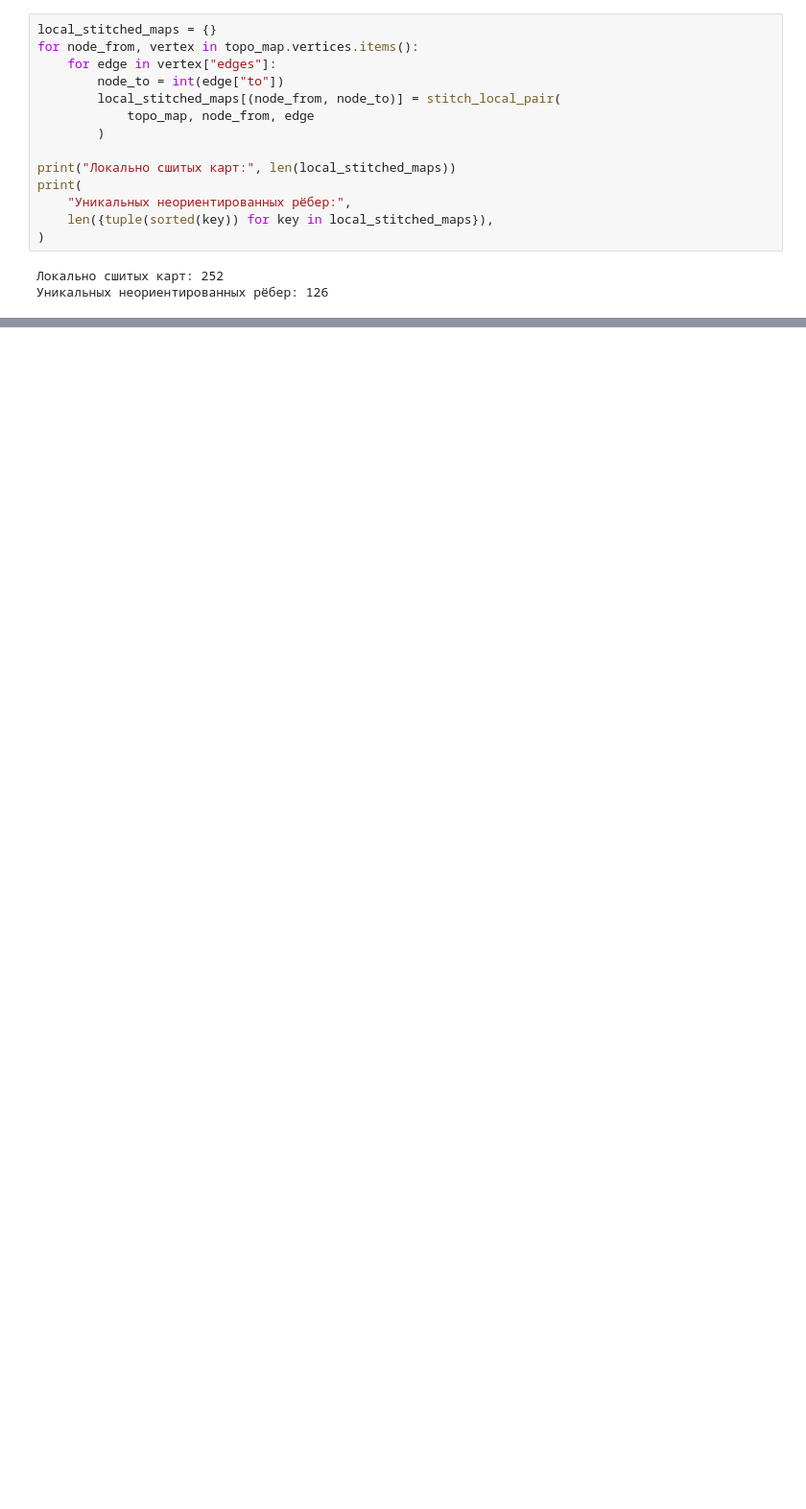
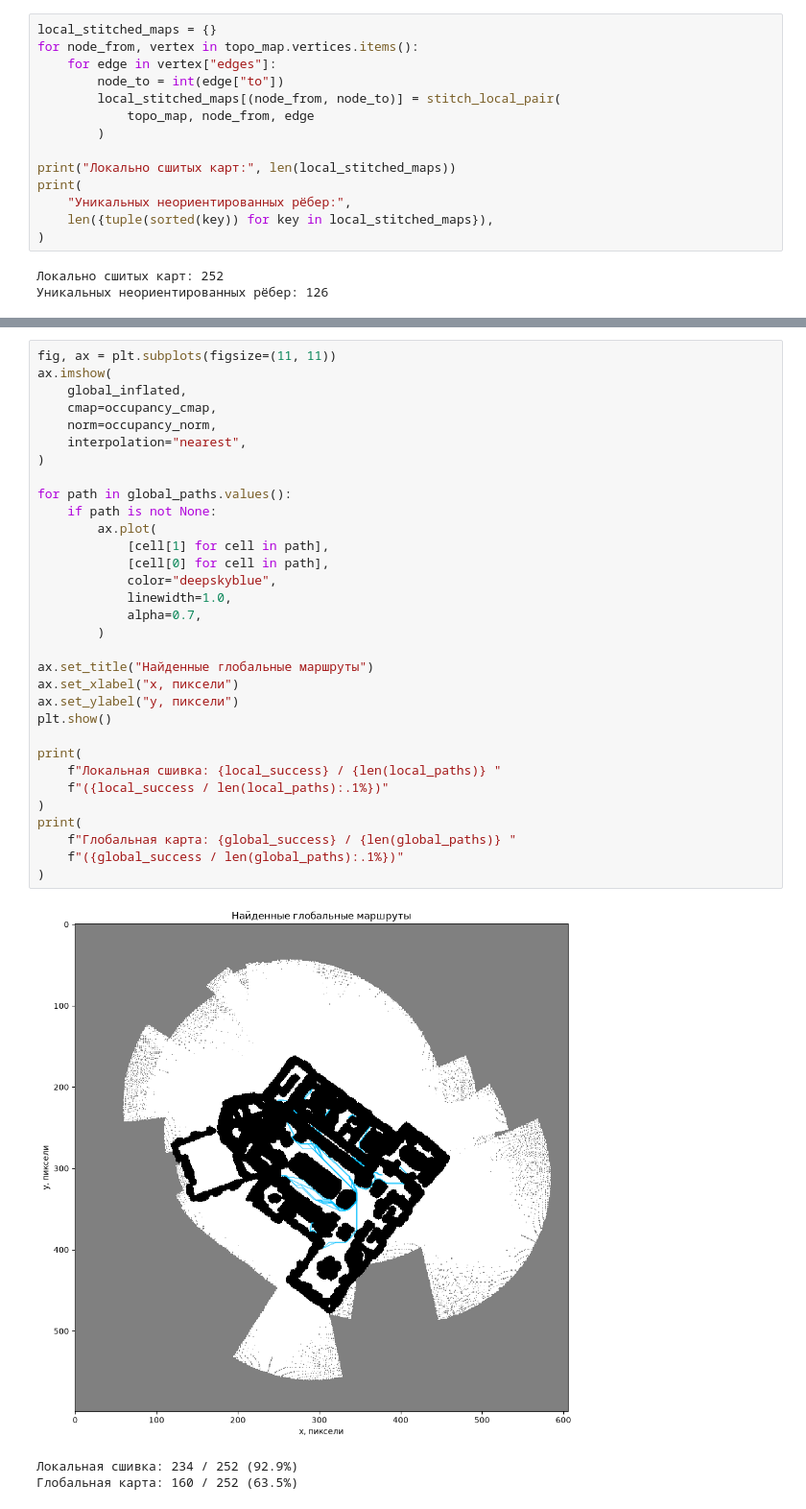
Before and after one commit to Inqko/topo_map_planer, a Jupyter notebook: topo_map_data.ipynb, the cells around one changed output, grey strips where cells are left out. Shown at 96% size. Saved outputs shown, nothing was run; the diff lists cells and outputs as text; blank space fills up the shorter version.

```diff
--- a/topo_map_data.ipynb
+++ b/topo_map_data.ipynb
@@ -1473,3 +784,39 @@ plt.show()
+# %%
+fig, ax = plt.subplots(figsize=(11, 11))
+ax.imshow(
+    global_inflated,
+    cmap=occupancy_cmap,
+    norm=occupancy_norm,
+    interpolation="nearest",
+)
+
+for path in global_paths.values():
+    if path is not None:
+        ax.plot(
+            [cell[1] for cell in path],
+            [cell[0] for cell in path],
+            color="deepskyblue",
+            linewidth=1.0,
+            alpha=0.7,
+        )
+
+ax.set_title("Найденные глобальные маршруты")
+ax.set_xlabel("x, пиксели")
+ax.set_ylabel("y, пиксели")
+plt.show()
+
+print(
+    f"Локальная сшивка: {local_success} / {len(local_paths)} "
+    f"({local_success / len(local_paths):.1%})"
+)
+print(
+    f"Глобальная карта: {global_success} / {len(global_paths)} "
+    f"({global_success / len(global_paths):.1%})"
+)
+# %% [output]
+[figure, added]
+Локальная сшивка: 234 / 252 (92.9%)
+Глобальная карта: 160 / 252 (63.5%)
 # %% [markdown]
 ## Выводы
 
```
Also changed, not shown: parts of 25 cells of this notebook.
